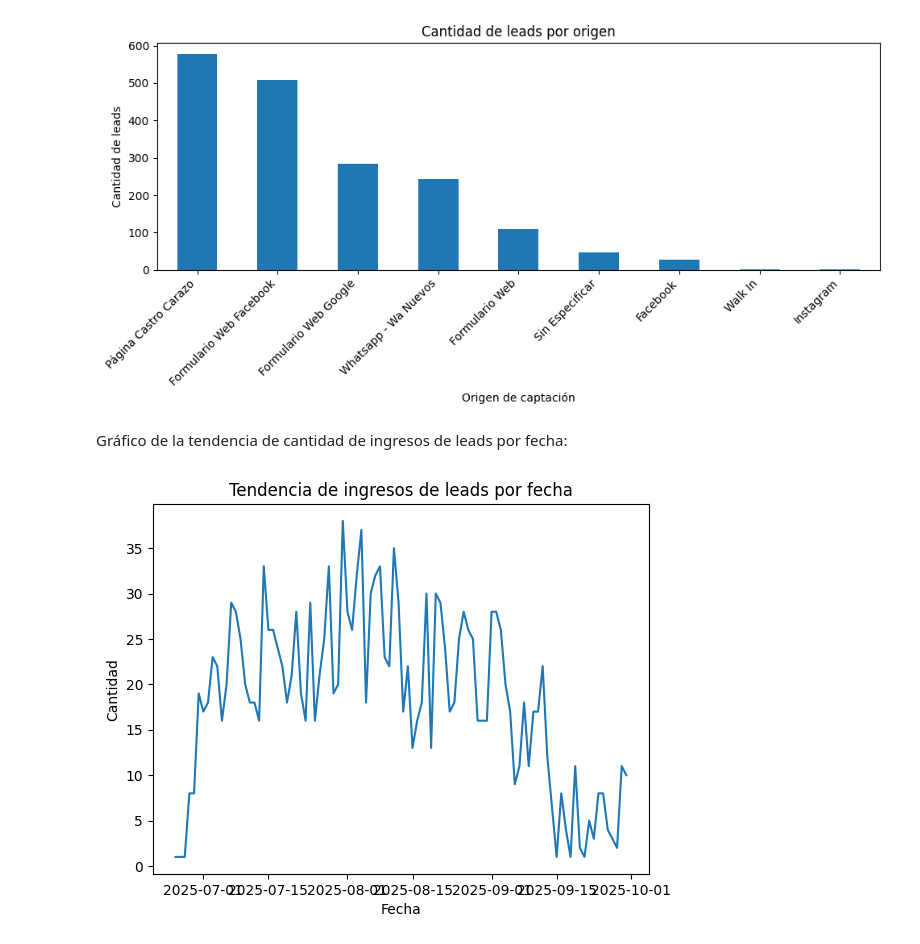
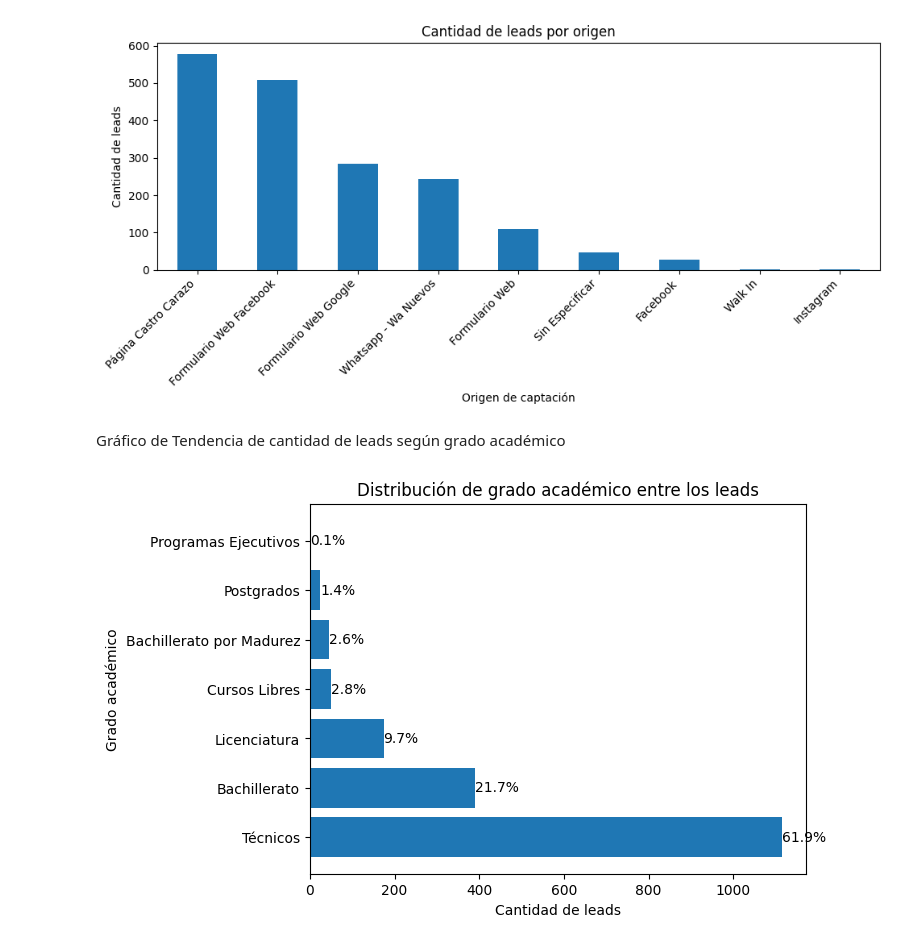
Before and after one commit to garitastephanny-collab/Stephanny-programacion, a Jupyter notebook: Proyecto final/Proyecto final Stephanny.ipynb, the cells around one changed output. Drawn from its saved outputs; the diff is of its cells as text; code cells hidden in the pictures.

```diff
--- a/Proyecto final/Proyecto final Stephanny.ipynb
+++ b/Proyecto final/Proyecto final Stephanny.ipynb
@@ -248,15 +298,22 @@ plt.tight_layout()
 plt.show()
 # %% [output]
 [figure]
-# %% [markdown]
-Gráfico de la tendencia de cantidad de ingresos de leads por fecha:
-# %%
-import matplotlib.pyplot as plt
-
-df.groupby(df["Fecha_ingreso"].dt.date).size().plot(kind="line")
-plt.title("Tendencia de ingresos de leads por fecha")
-plt.xlabel("Fecha")
-plt.ylabel("Cantidad")
-plt.show()
-# %% [output]
-[figure, removed]
+# %% [markdown]
+Gráfico de Tendencia de cantidad de leads según grado académico
+# %%
+plt.figure()
+plt.barh(conteo.index, conteo.values)
+plt.xlabel("Cantidad de leads")
+plt.ylabel("Grado académico")
+plt.title("Distribución de grado académico entre los leads")
+for i, valor in enumerate(conteo.values):
+    porcentaje = porcentajes.iloc[i]
+    plt.text(
+        valor,          # posición en X (al final de la barra)
+        i,              # posición en Y
+        f"{porcentaje:.1f}%",  # texto con porcentaje
+        va='center'
+    )
+plt.show()
+# %% [output]
+[figure, added]
```
Also changed, not shown: parts of 8 cells of this notebook.
